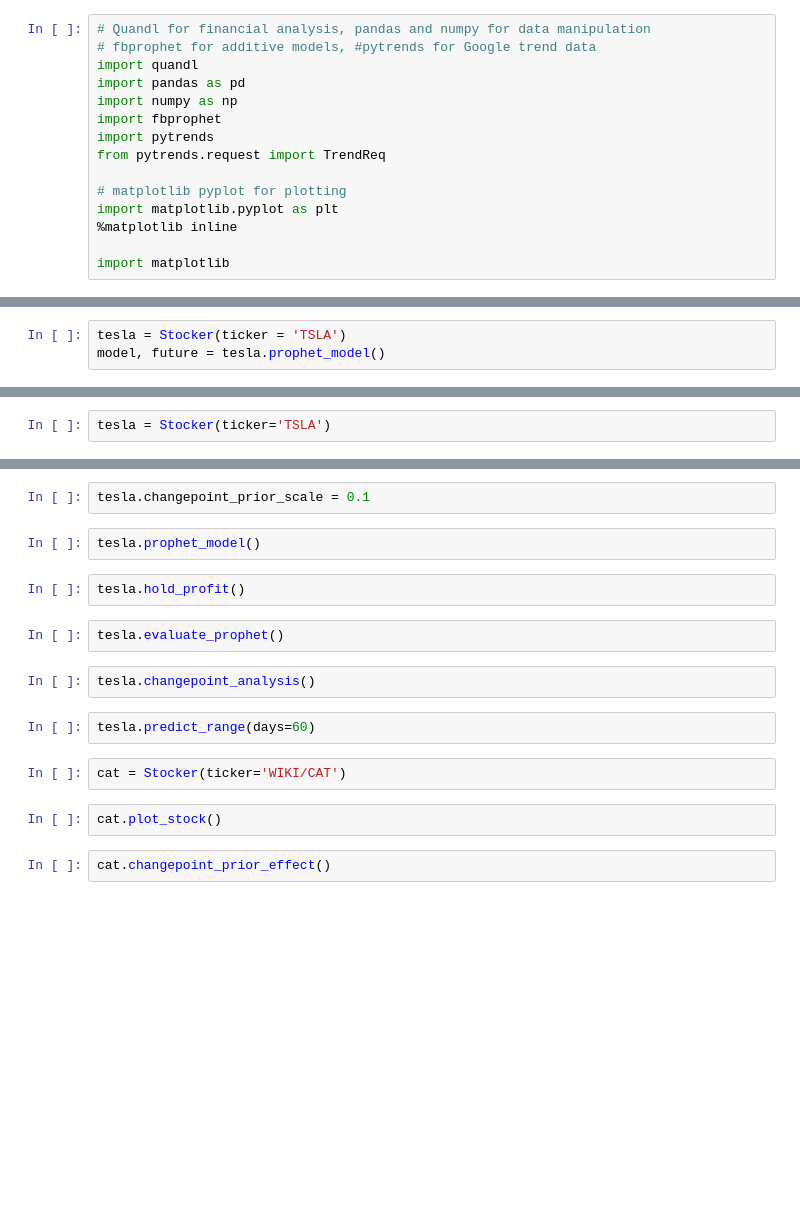
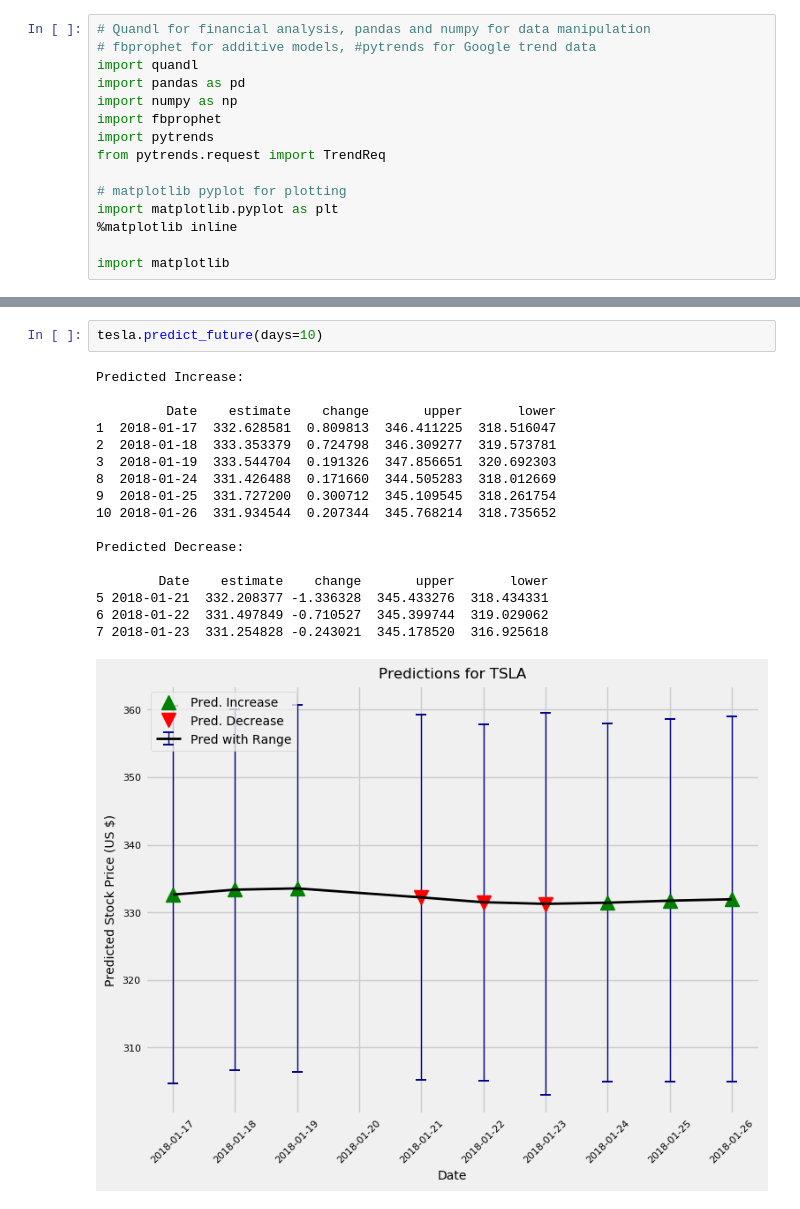
Before and after one commit to WillKoehrsen/Data-Analysis, a Jupyter notebook: stocker/dev/Stock Explorer Class.ipynb, the cells around one changed output, grey strips where cells are left out. Cells and saved outputs as stored; diff of their text form; blank space fills up the shorter version.

Commit message:
Fixed some issues with plotting and analysis

```diff
--- a/stocker/dev/Stock Explorer Class.ipynb
+++ b/stocker/dev/Stock Explorer Class.ipynb
@@ -757,3 +791,0 @@ Thanks for playing the stock market!
-# %%
-tesla = Stocker(ticker = 'TSLA')
-model, future = tesla.prophet_model()
@@ -811,2 +791,0 @@ MSFT Total buy and hold profit from 1986-03-13 to 2018-01-12 for 1000 shares = $
-# %%
-tesla = Stocker(ticker='TSLA')
@@ -817,18 +792,20 @@ tesla.changepoint_prior_effect()
-# %%
-tesla.changepoint_prior_scale = 0.1
-# %%
-tesla.prophet_model()
-# %%
-tesla.hold_profit()
-# %%
-tesla.evaluate_prophet()
-# %%
-tesla.changepoint_analysis()
 # %%
-tesla.predict_range(days=60)
+tesla.predict_future(days=10)
+# %% [output]
+Predicted Increase:
+
+         Date    estimate    change       upper       lower
+1  2018-01-17  332.628581  0.809813  346.411225  318.516047
+2  2018-01-18  333.353379  0.724798  346.309277  319.573781
+3  2018-01-19  333.544704  0.191326  347.856651  320.692303
+8  2018-01-24  331.426488  0.171660  344.505283  318.012669
+9  2018-01-25  331.727200  0.300712  345.109545  318.261754
+10 2018-01-26  331.934544  0.207344  345.768214  318.735652
+
+Predicted Decrease:
+
+        Date    estimate    change       upper       lower
+5 2018-01-21  332.208377 -1.336328  345.433276  318.434331
+6 2018-01-22  331.497849 -0.710527  345.399744  319.029062
+7 2018-01-23  331.254828 -0.243021  345.178520  316.925618
+[figure, added]
-# %%
-cat = Stocker(ticker='WIKI/CAT')
-# %%
-cat.plot_stock()
-# %%
-cat.changepoint_prior_effect()
```
Also changed, not shown: parts of 18 cells of this notebook, 16 other files.
